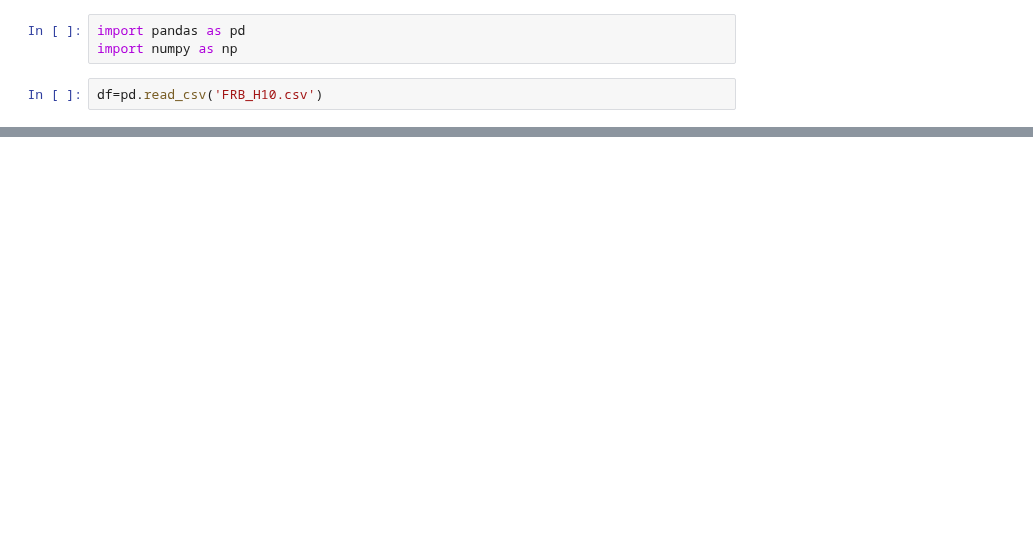
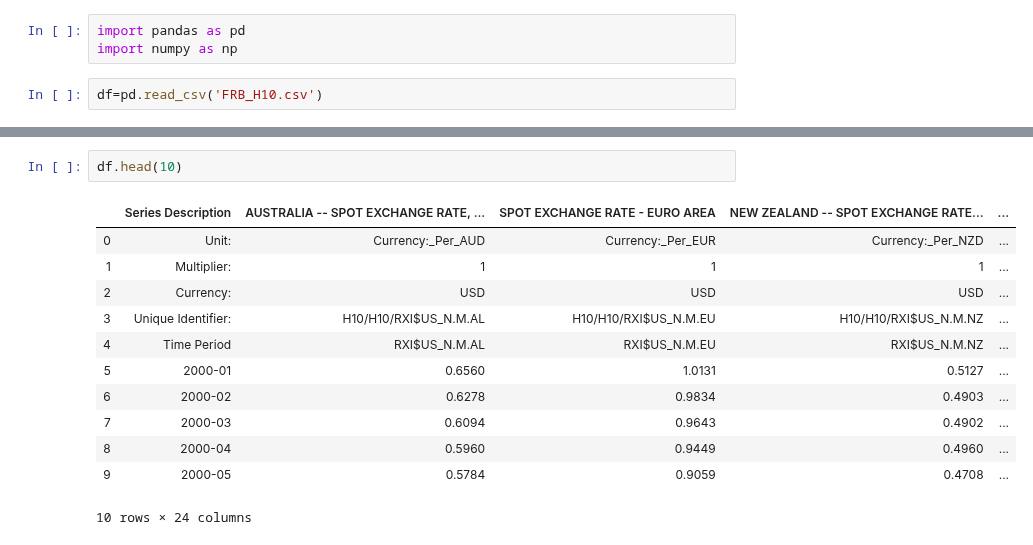
Before and after one commit to marmistead91/Foreign-Exchange-Rates-Time-Series, a Jupyter notebook: Time Series.ipynb, the cells around one changed output, grey strips where cells are left out. Cells and saved outputs as stored; diff of their text form; blank space fills up the shorter version.

Commit message:
updated dataframe

```diff
--- a/Time Series.ipynb
+++ b/Time Series.ipynb
@@ -21,0 +22,15 @@ df
+# %%
+df.head(10)
+# %% [output]
+|  | Series Description | AUSTRALIA -- SPOT EXCHANGE RATE, ... | SPOT EXCHANGE RATE - EURO AREA | NEW ZEALAND -- SPOT EXCHANGE RATE... | ... |
+| 0 | Unit: | Currency:_Per_AUD | Currency:_Per_EUR | Currency:_Per_NZD | ... |
+| 1 | Multiplier: | 1 | 1 | 1 | ... |
+| 2 | Currency: | USD | USD | USD | ... |
+| 3 | Unique Identifier: | H10/H10/RXI$US_N.M.AL | H10/H10/RXI$US_N.M.EU | H10/H10/RXI$US_N.M.NZ | ... |
+| 4 | Time Period | RXI$US_N.M.AL | RXI$US_N.M.EU | RXI$US_N.M.NZ | ... |
+| 5 | 2000-01 | 0.6560 | 1.0131 | 0.5127 | ... |
+| 6 | 2000-02 | 0.6278 | 0.9834 | 0.4903 | ... |
+| 7 | 2000-03 | 0.6094 | 0.9643 | 0.4902 | ... |
+| 8 | 2000-04 | 0.5960 | 0.9449 | 0.4960 | ... |
+| 9 | 2000-05 | 0.5784 | 0.9059 | 0.4708 | ... |
+10 rows × 24 columns
```
Also changed, not shown: parts of 3 cells of this notebook.
